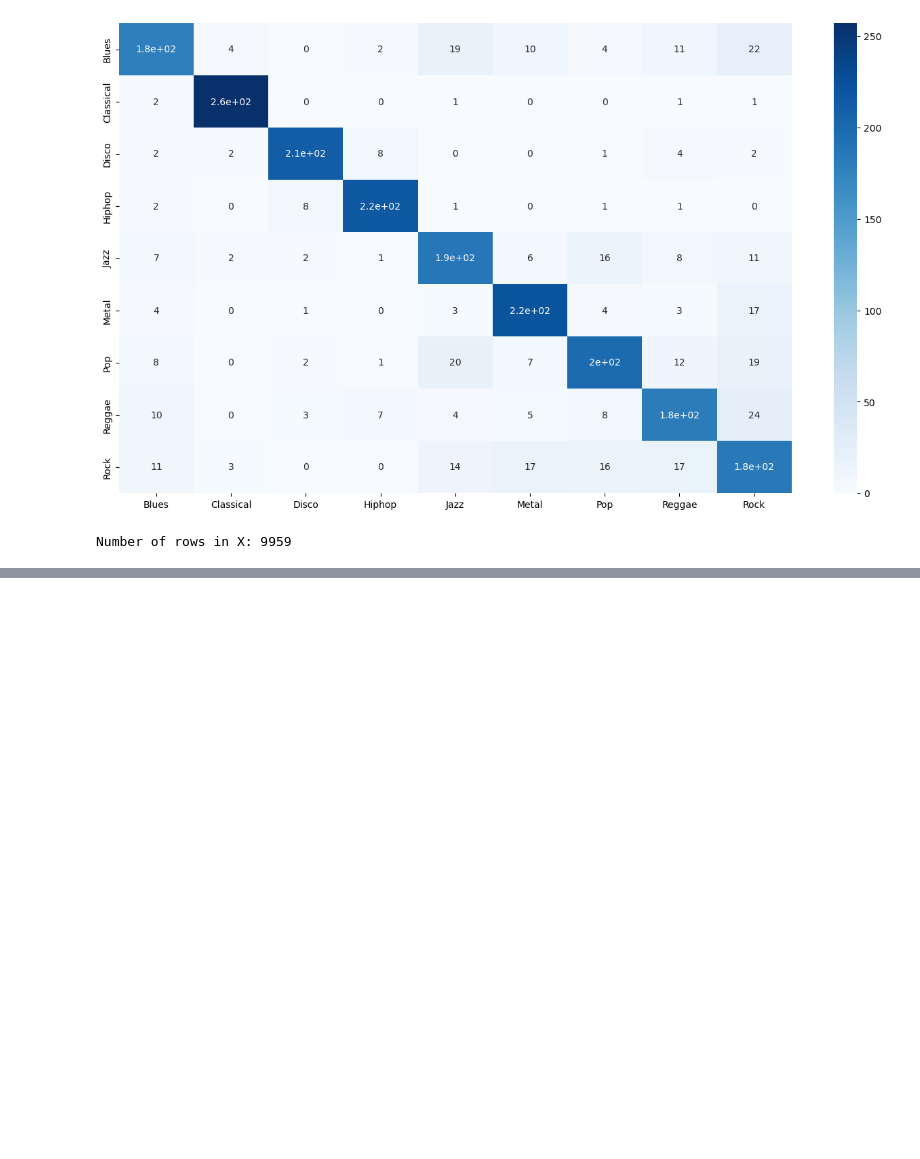
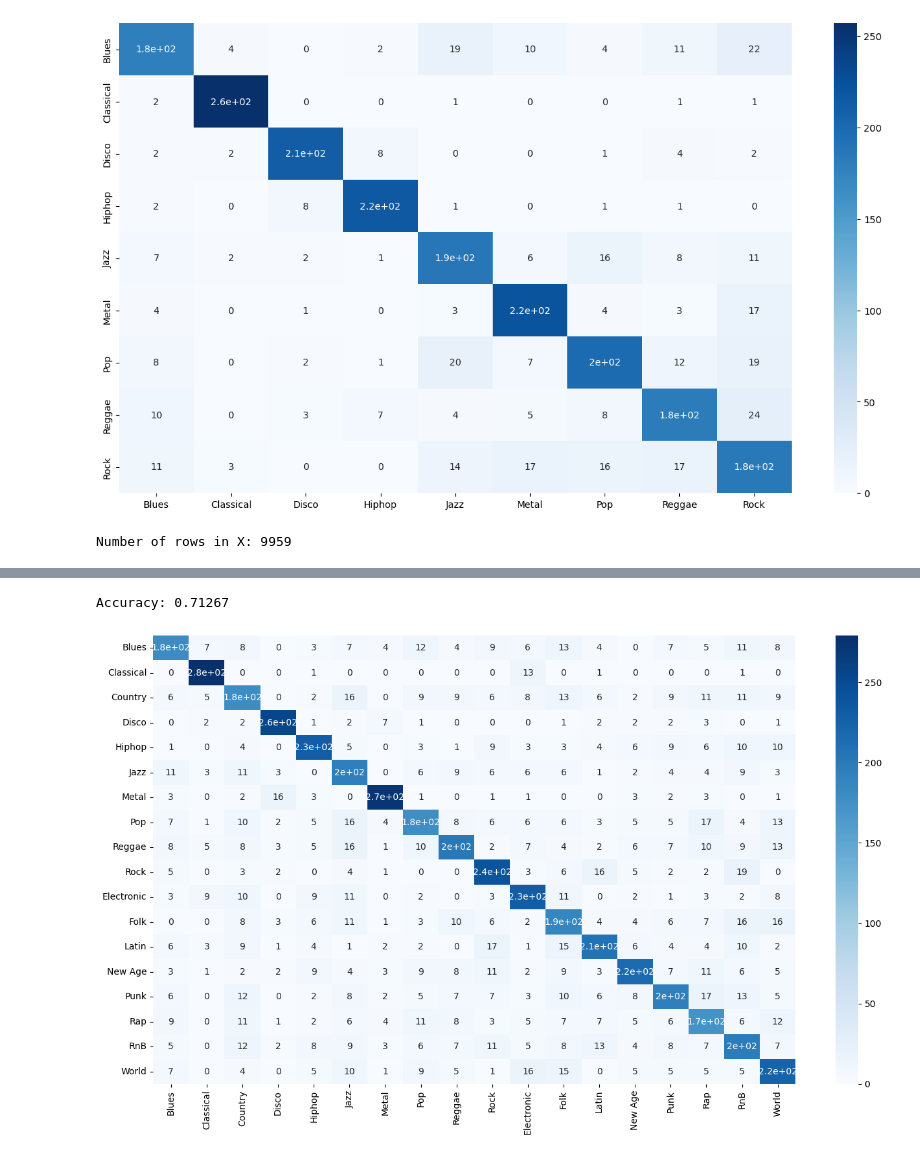
Before and after one commit to ReehalS/TeamTBD_SongClassifier, a Jupyter notebook: Models/selected_genres_model.ipynb, the cells around one changed output, grey strips where cells are left out. Cells and saved outputs as stored; diff of their text form; code cells hidden in the pictures; blank space fills up the shorter version.

```diff
--- a/Models/selected_genres_model.ipynb
+++ b/Models/selected_genres_model.ipynb
@@ -325,0 +351,77 @@ else:
+# %%
+# ALL Genres:
+
+# 10 Genres
+
+import pandas as pd
+import numpy as np
+from sklearn.model_selection import train_test_split
+from sklearn.metrics import accuracy_score, confusion_matrix
+from sklearn.preprocessing import MinMaxScaler, LabelEncoder
+from xgboost import XGBClassifier
+import os
+import seaborn as sns
+import matplotlib.pyplot as plt
+
+# List of genres
+genres = ['Blues', 'Classical', 'Country', 'Disco', 'Hiphop', 'Jazz', 'Metal', 'Pop', 'Reggae', 'Rock','Electronic','Folk','Latin','New Age','Punk','Rap','RnB']
+# Load the corresponding datasets for the selected genres
+file_names = [f'../GeneratedData/3secondsData/{genre}_dataset.csv' for genre in genres]
+data_frames = []
+
+for file_name in file_names:
+    if os.path.exists(file_name):
+        data_frames.append(pd.read_csv(file_name))
+    else:
+        print(f"Warning: {file_name} not found.")
+
+if not data_frames:
+    print(f"No datasets found for {genres}. Exiting.")
+else:
+    # Concatenate all genre datasets into a single DataFrame
+    data = pd.concat(data_frames, ignore_index=True)
+
+    # Drop specified columns if they exist
+    columns_to_drop = ['length', 'filename', 'Genre', 'TrackID']
+    data = data.drop(columns=[col for col in columns_to_drop if col in data.columns])
+
+    # Separate features and target (label)
+    y = data['label']
+    X = data.drop(columns=['label'])
+
+    X = X.apply(pd.to_numeric, errors='coerce')
+    X = X.dropna()
+    y = y[X.index]  # Align y with the filtered X
+
+    # Normalize X
+    min_max_scaler = MinMaxScaler()
+    np_scaled = min_max_scaler.fit_transform(X)
+    X = pd.DataFrame(np_scaled, columns=X.columns)
+
+    # Split the data (20-30% testing split)
+    X_train, X_test, y_train, y_test = train_test_split(X, y, test_size=0.30, random_state=42)
+
+    # Encode the labels
+    le = LabelEncoder()
+    y_train_encoded = le.fit_transform(y_train)
+    y_test_encoded = le.transform(y_test)
+
+    # Define the XGBoost model with given hyperparameters
+    xgb = XGBClassifier(n_estimators=10000, learning_rate=0.01, random_state=42)
+
+    # Train the model
+    xgb.fit(X_train, y_train_encoded)
+    preds = xgb.predict(X_test)
+
+    # Evaluate accuracy
+    print('Accuracy:', round(accuracy_score(y_test_encoded, preds), 5))
+
+    # Confusion Matrix
+    confusion_matr = confusion_matrix(y_test_encoded, preds)
+    plt.figure(figsize=(16, 9))
+    sns.heatmap(confusion_matr, cmap="Blues", annot=True, xticklabels=genres, yticklabels=genres)
+    plt.savefig("ConfusionMatrix_CombinedDataData_30p_1000_0_01")
+    plt.show()
+# %% [output]
+Accuracy: 0.71267
+[figure, added]
```
Also changed, not shown: parts of 2 cells of this notebook, 6 other files.
